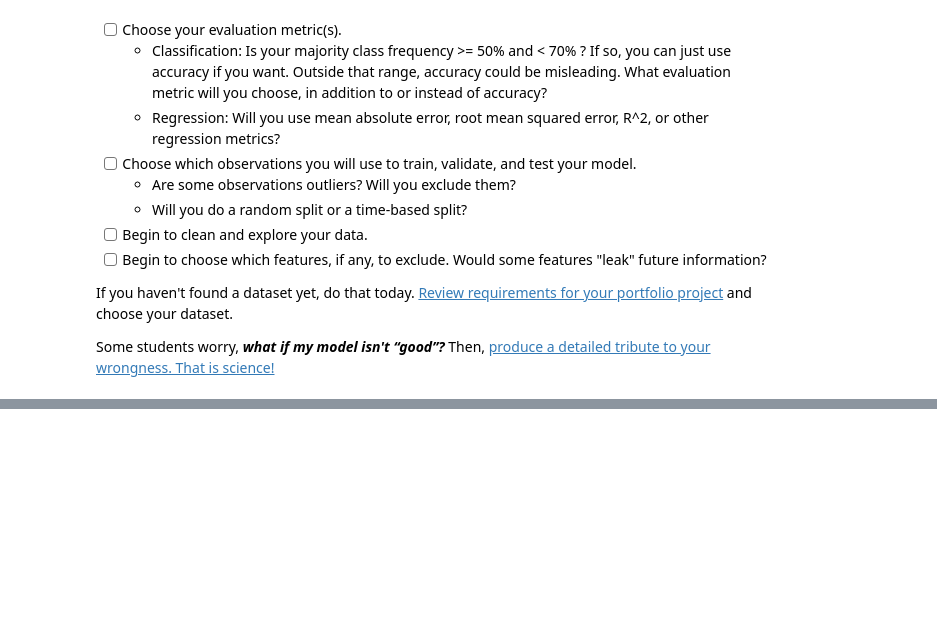
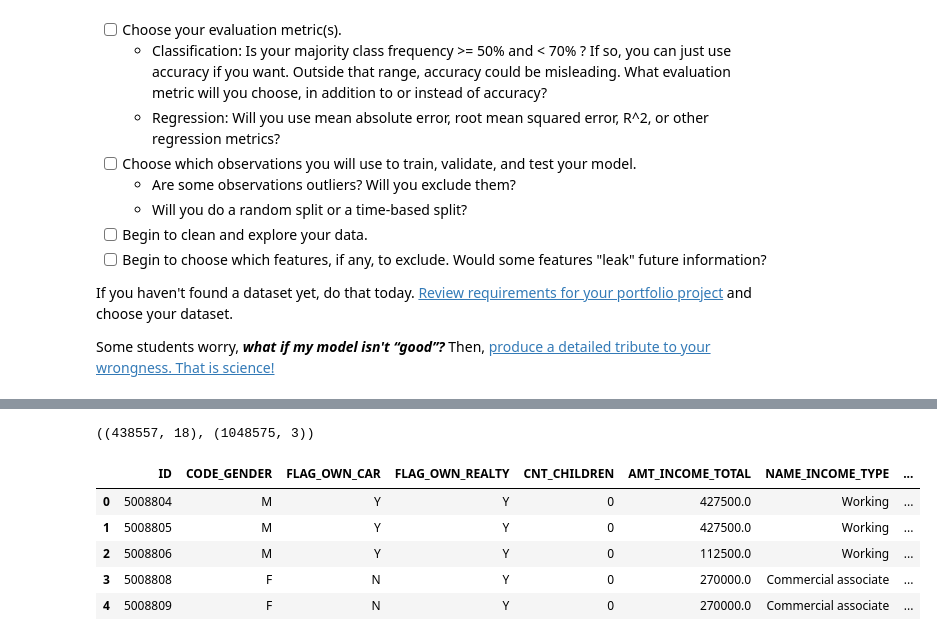
Before and after one commit to Khislatz/DS-Unit-2-Applied-Modeling, a Jupyter notebook: module1-define-ml-problems/Khislat_Zhuraeva_LS_DS_231_assignment.ipynb, the cells around one changed output, grey strips where cells are left out. Saved outputs shown, nothing was run; the diff lists cells and outputs as text; code cells hidden in the pictures; blank space fills up the shorter version.

```diff
--- a/module1-define-ml-problems/Khislat_Zhuraeva_LS_DS_231_assignment.ipynb
+++ b/module1-define-ml-problems/Khislat_Zhuraeva_LS_DS_231_assignment.ipynb
@@ -35,0 +48,17 @@ Some students worry, ***what if my model isn't “good”?*** Then, [produce a d
+# %%
+import pandas as pd
+import numpy as np
+application_df = pd.read_csv('application_record.csv')
+credit_df = pd.read_csv('credit_record.csv')
+application_df.shape, credit_df.shape
+# %% [output]
+((438557, 18), (1048575, 3))
+# %%
+application_df.head()
+# %% [output]
+|  | ID | CODE_GENDER | FLAG_OWN_CAR | FLAG_OWN_REALTY | CNT_CHILDREN | AMT_INCOME_TOTAL | NAME_INCOME_TYPE | ... |
+| 0 | 5008804 | M | Y | Y | 0 | 427500.0 | Working | ... |
+| 1 | 5008805 | M | Y | Y | 0 | 427500.0 | Working | ... |
+| 2 | 5008806 | M | Y | Y | 0 | 112500.0 | Working | ... |
+| 3 | 5008808 | F | N | Y | 0 | 270000.0 | Commercial associate | ... |
+| 4 | 5008809 | F | N | Y | 0 | 270000.0 | Commercial associate | ... |
```
Also changed, not shown: parts of 19 cells of this notebook.
